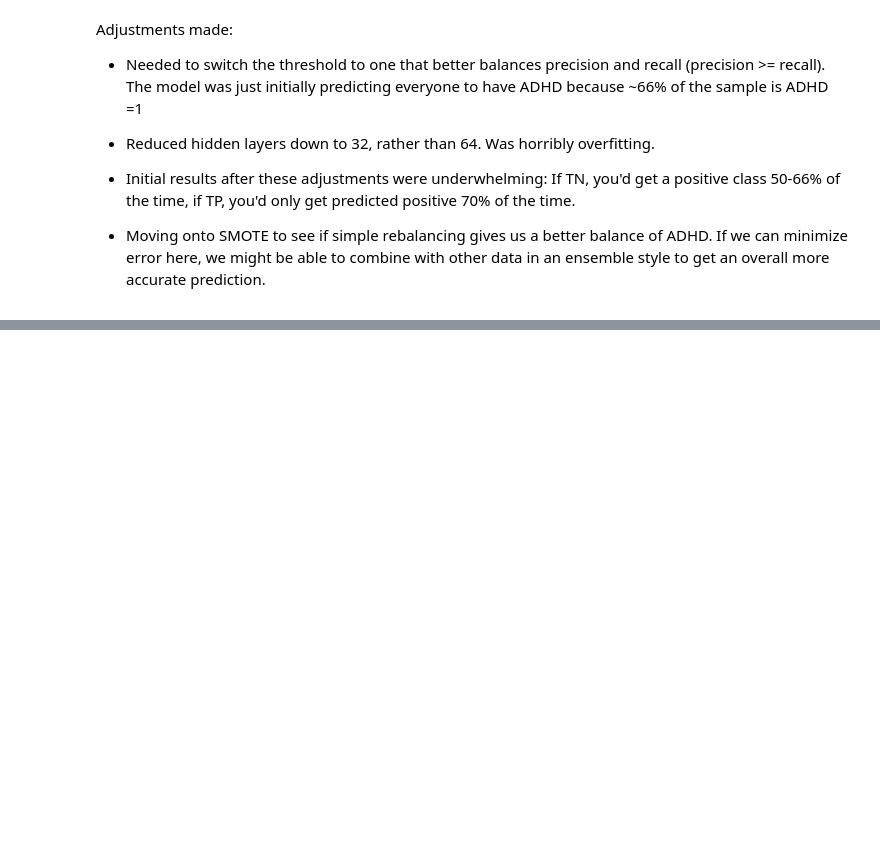
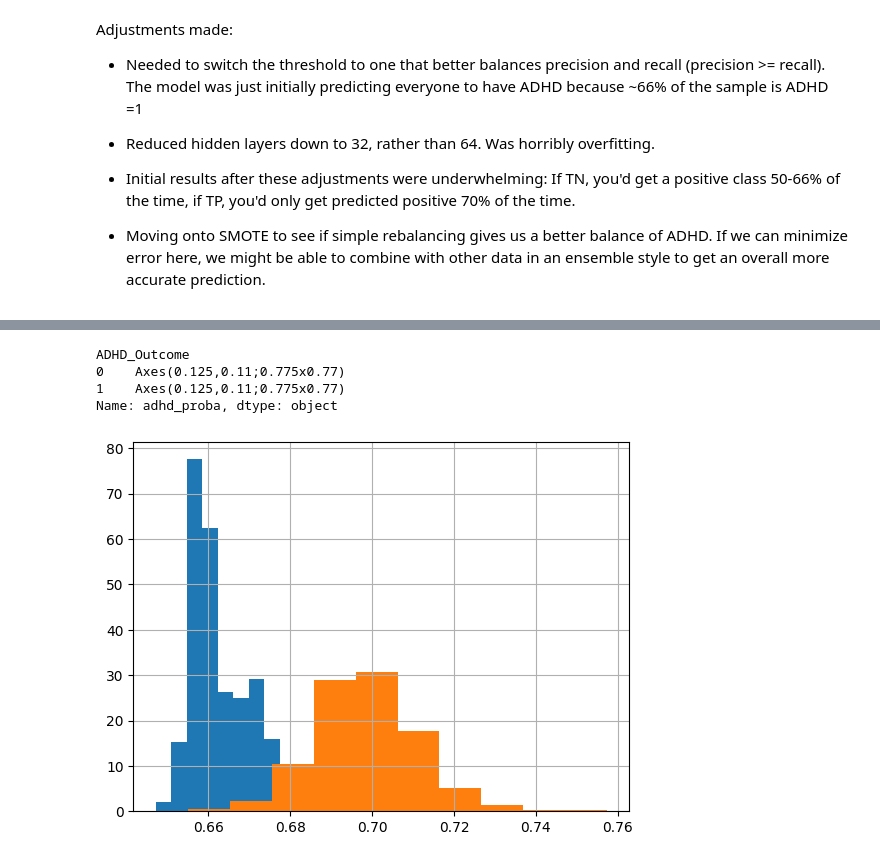
Before and after one commit to psgiese/wids-2025-mupd, a Jupyter notebook: notebooks/connectome_classifier_v1.ipynb, the cells around one changed output, grey strips where cells are left out. Drawn from its saved outputs; the diff is of its cells as text; code cells hidden in the pictures; blank space fills up the shorter version.

Commit message:
finally a prediction

```diff
--- a/notebooks/connectome_classifier_v1.ipynb
+++ b/notebooks/connectome_classifier_v1.ipynb
@@ -807,0 +890,12 @@ Error:
+# %%
+preds_df = pd.DataFrame.from_dict(final_probs, orient='index').reset_index().rename(columns={'index':'participant_id',0:'adhd_proba'})
+
+preds_plus = solutions.merge(preds_df, on='participant_id')
+# %%
+preds_plus.groupby('ADHD_Outcome')['adhd_proba'].hist(density=True)
+# %% [output]
+ADHD_Outcome
+0    Axes(0.125,0.11;0.775x0.77)
+1    Axes(0.125,0.11;0.775x0.77)
+Name: adhd_proba, dtype: object
+[figure, added]
```
Also changed, not shown: parts of 5 cells of this notebook.
